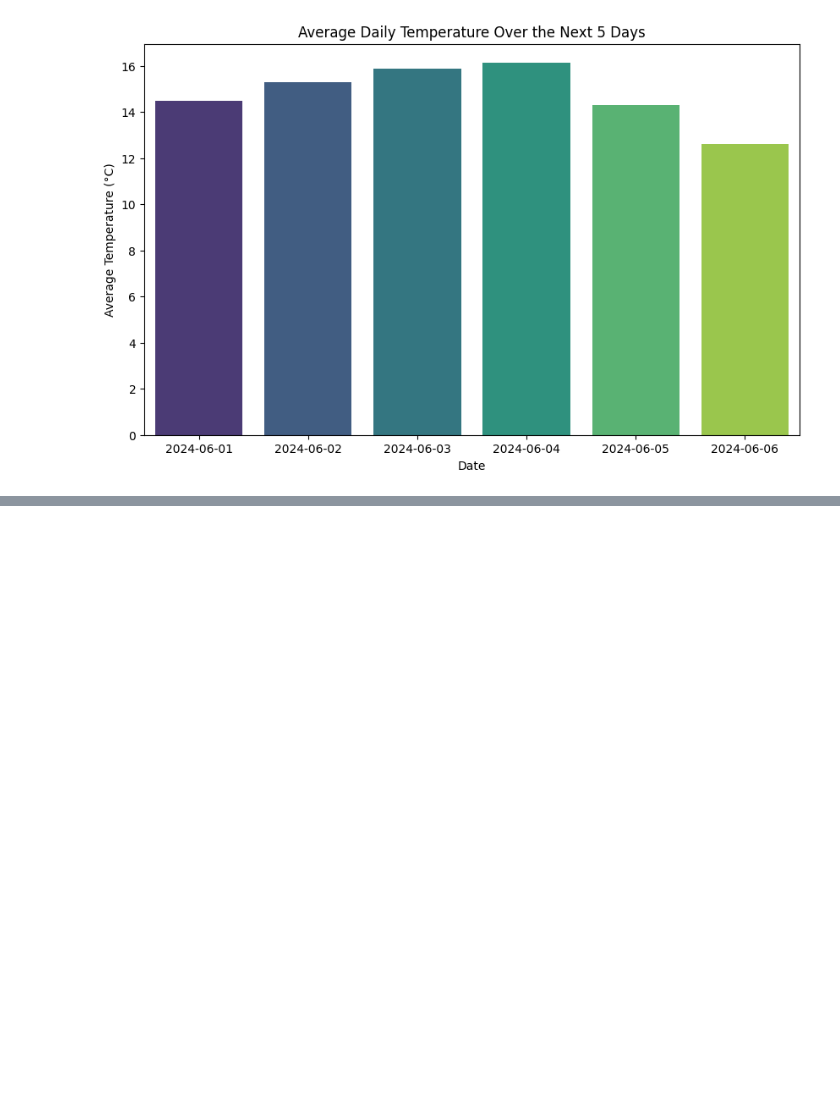
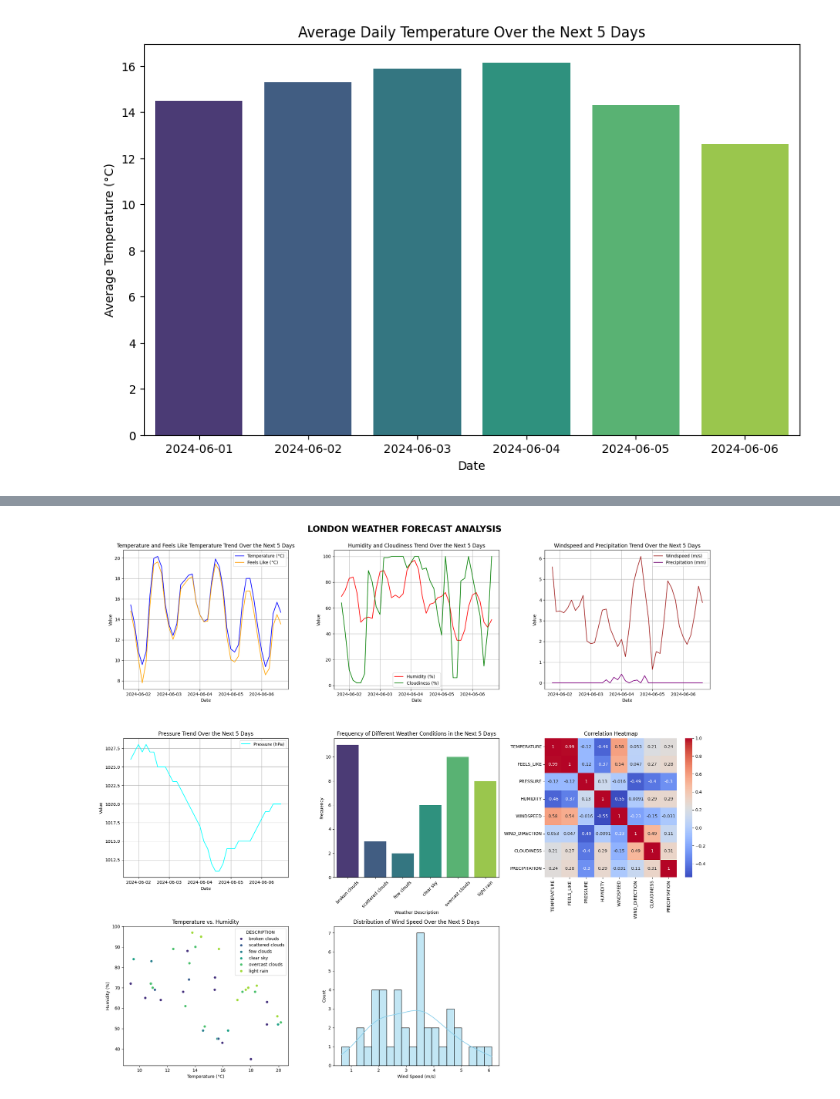
Before and after one commit to princekwusu/Weather_Data_Analysis_Pipeline, a Jupyter notebook: dags/src/analysis.ipynb, the cells around one changed output, grey strips where cells are left out. Saved outputs shown, nothing was run; the diff lists cells and outputs as text; code cells hidden in the pictures; blank space fills up the shorter version.

```diff
--- a/dags/src/analysis.ipynb
+++ b/dags/src/analysis.ipynb
@@ -184,0 +211,78 @@ Passing `palette` without assigning `hue` is deprecated and will be removed in v
+# %%
+
+
+# Create a blank canvas
+fig, axes = plt.subplots(nrows=3, ncols=3, figsize=(20, 20))
+fig.suptitle('LONDON WEATHER FORECAST ANALYSIS', fontsize=20, fontweight='bold', y=0.95)  # Adjust y value for spacing
+
+# Plot Temperature and Feels Like Temperature
+axes[0, 0].plot(data['DATE'], data['TEMPERATURE'], label='Temperature (°C)', color='blue', linestyle='-')
+axes[0, 0].plot(data['DATE'], data['FEELS_LIKE'], label='Feels Like (°C)', color='orange', linestyle='-')
+axes[0, 0].set_xlabel('Date')
+axes[0, 0].set_ylabel('Value')
+axes[0, 0].set_title('Temperature and Feels Like Temperature Trend Over the Next 5 Days')
+axes[0, 0].legend()
+axes[0, 0].grid(True)
+
+# Plot Humidity and Cloudiness
+axes[0, 1].plot(data['DATE'], data['HUMIDITY'], label='Humidity (%)', color='red', linestyle='-')
+axes[0, 1].plot(data['DATE'], data['CLOUDINESS'], label='Cloudiness (%)', color='green', linestyle='-')
+axes[0, 1].set_xlabel('Date')
+axes[0, 1].set_ylabel('Value')
+axes[0, 1].set_title('Humidity and Cloudiness Trend Over the Next 5 Days')
+axes[0, 1].legend()
+axes[0, 1].grid(True)
+
+# Plot Windspeed and Precipitation
+axes[0, 2].plot(data['DATE'], data['WINDSPEED'], label='Windspeed (m/s)', color='brown', linestyle='-')
+axes[0, 2].plot(data['DATE'], data['PRECIPITATION'], label='Precipitation (mm)', color='purple', linestyle='-')
+axes[0, 2].set_xlabel('Date')
+axes[0, 2].set_ylabel('Value')
+axes[0, 2].set_title('Windspeed and Precipitation Trend Over the Next 5 Days')
+axes[0, 2].legend()
+axes[0, 2].grid(True)
+
+# Plot Pressure
+axes[1, 0].plot(data['DATE'], data['PRESSURE'], label='Pressure (hPa)', color='cyan', linestyle='-')
+axes[1, 0].set_xlabel('Date')
+axes[1, 0].set_ylabel('Value')
+axes[1, 0].set_title('Pressure Trend Over the Next 5 Days')
+axes[1, 0].legend()
+axes[1, 0].grid(True)
+
+# Plot frequency of different weather conditions
+sns.countplot(data=data, x='DESCRIPTION', palette='viridis', ax=axes[1, 1])
+axes[1, 1].set_xlabel('Weather Description')
+axes[1, 1].set_ylabel('Frequency')
+axes[1, 1].set_title('Frequency of Different Weather Conditions in the Next 5 Days')
+axes[1, 1].tick_params(axis='x', rotation=45)
+
+# Plot correlation heatmap
+numeric_data = data[['TEMPERATURE', 'FEELS_LIKE', 'PRESSURE', 'HUMIDITY', 'WINDSPEED', 'WIND_DIRECTION', 'CLOUDINESS', 'PRECIPITATION']]
+correlation_matrix = numeric_data.corr()
+sns.heatmap(correlation_matrix, annot=True, cmap='coolwarm', ax=axes[1, 2])
+axes[1, 2].set_title('Correlation Heatmap')
+
+# Plot Temperature vs humidity
+sns.scatterplot(data=data, x='TEMPERATURE', y='HUMIDITY', hue='DESCRIPTION', palette='viridis', ax=axes[2, 0])
+axes[2, 0].set_xlabel('Temperature (°C)')
+axes[2, 0].set_ylabel('Humidity (%)')
+axes[2, 0].set_title('Temperature vs. Humidity')
+
+# Plot Wind Speed Distribution
+sns.histplot(data['WINDSPEED'], bins=20, kde=True, color='skyblue', ax=axes[2, 1])
+axes[2, 1].set_xlabel('Wind Speed (m/s)')
+axes[2, 1].set_title('Distribution of Wind Speed Over the Next 5 Days')
+
+# Hide the last subplot
+fig.delaxes(axes[2, 2])
+
+# Adjust layout
+plt.tight_layout(rect=[0, 0.05, 1, 0.95])  # Adjust rect to accommodate suptitle
+
+# Save the image
+plt.savefig('analysis.png')
+
+# Show the plot
+plt.show()
+# %% [output]
@@ -184,0 +292 @@ Passing `palette` without assigning `hue` is deprecated and will be removed in v
+[figure, added]
```
Also changed, not shown: parts of 17 cells of this notebook.
